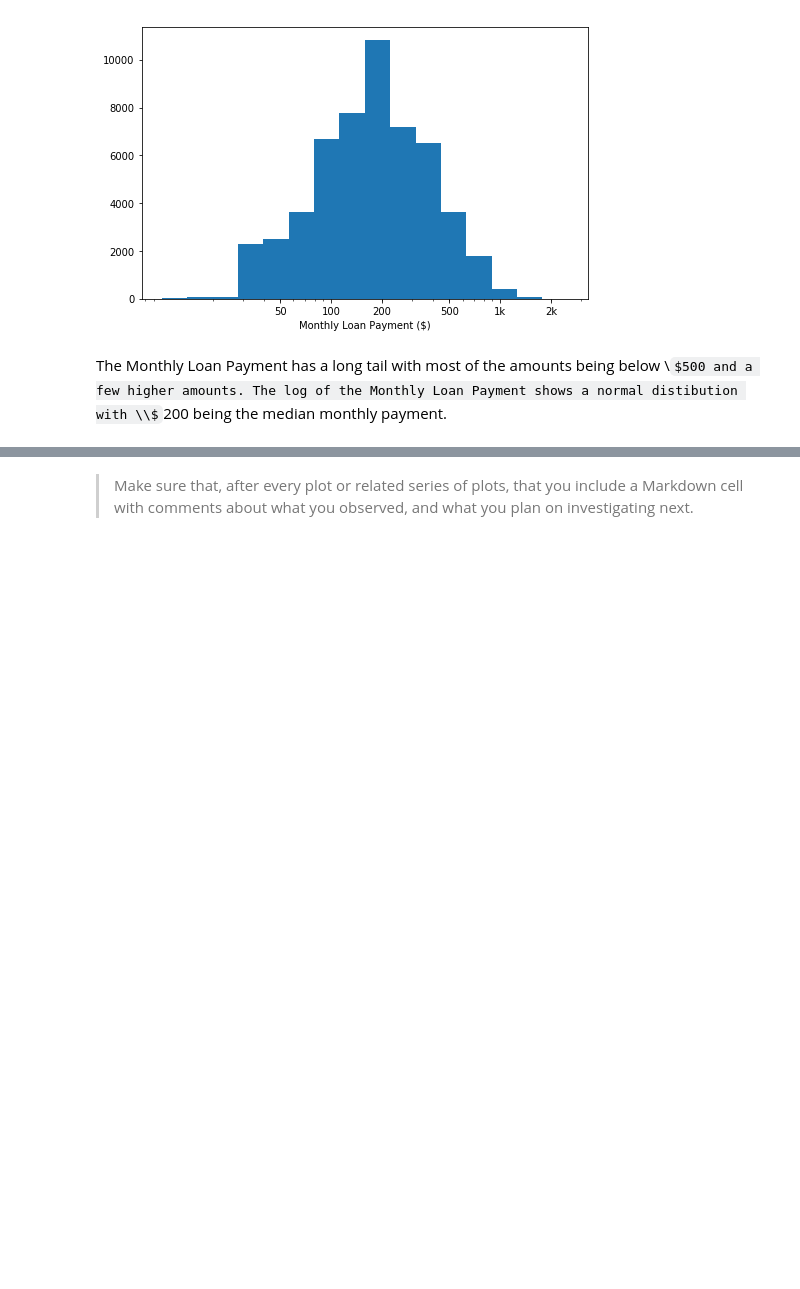
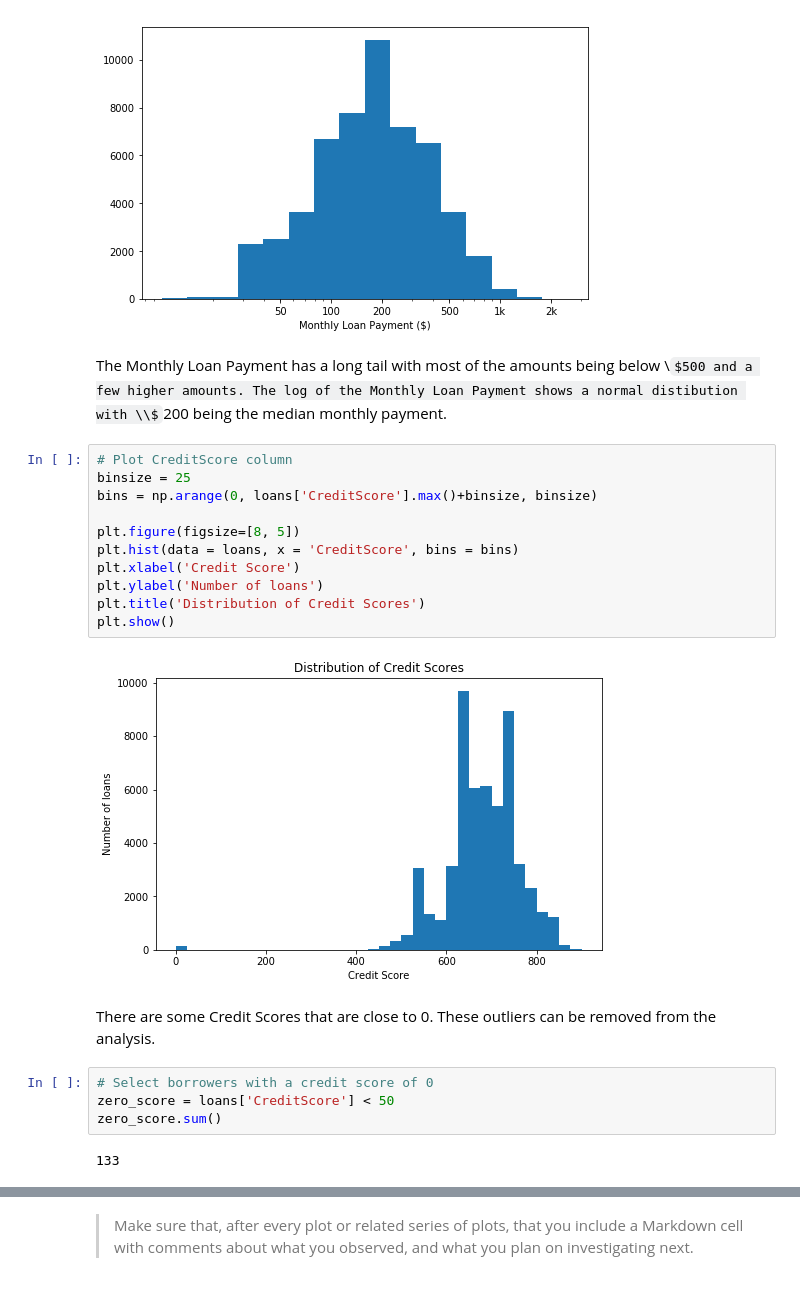
Before and after one commit to Jeffro80/DAND_Communicate_Findings, a Jupyter notebook: exploration-WORKING.ipynb, the cells around one changed output, grey strips where cells are left out. Cells and saved outputs as stored; diff of their text form; some formulas as TeX source; blank space fills up the shorter version.

Commit message:
Add CreditScore plot

```diff
--- a/exploration-WORKING.ipynb
+++ b/exploration-WORKING.ipynb
@@ -487,3 +487,24 @@ plt.show()
 [figure]
 # %% [markdown]
 The Monthly Loan Payment has a long tail with most of the amounts being below \\$500 and a few higher amounts. The log of the Monthly Loan Payment shows a normal distibution with \\$200 being the median monthly payment.
+# %%
+# Plot CreditScore column
+binsize = 25
+bins = np.arange(0, loans['CreditScore'].max()+binsize, binsize)
+
+plt.figure(figsize=[8, 5])
+plt.hist(data = loans, x = 'CreditScore', bins = bins)
+plt.xlabel('Credit Score')
+plt.ylabel('Number of loans')
+plt.title('Distribution of Credit Scores')
+plt.show()
+# %% [output]
+[figure, added]
+# %% [markdown]
+There are some Credit Scores that are close to 0. These outliers can be removed from the analysis.
+# %%
+# Select borrowers with a credit score of 0
+zero_score = loans['CreditScore'] < 50
+zero_score.sum()
+# %% [output]
+133
```
Also changed, not shown: parts of 2 cells of this notebook.
